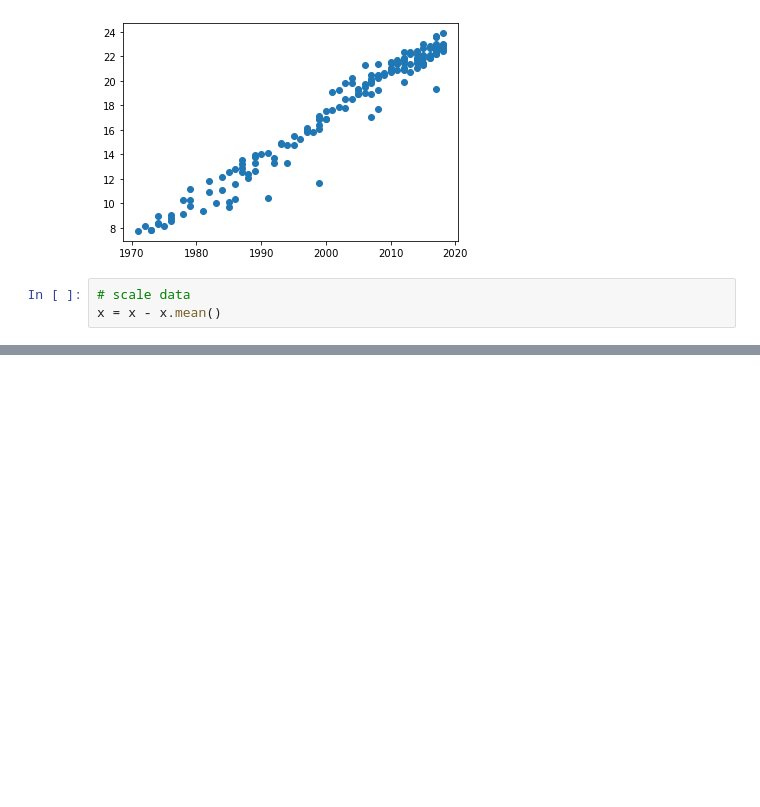
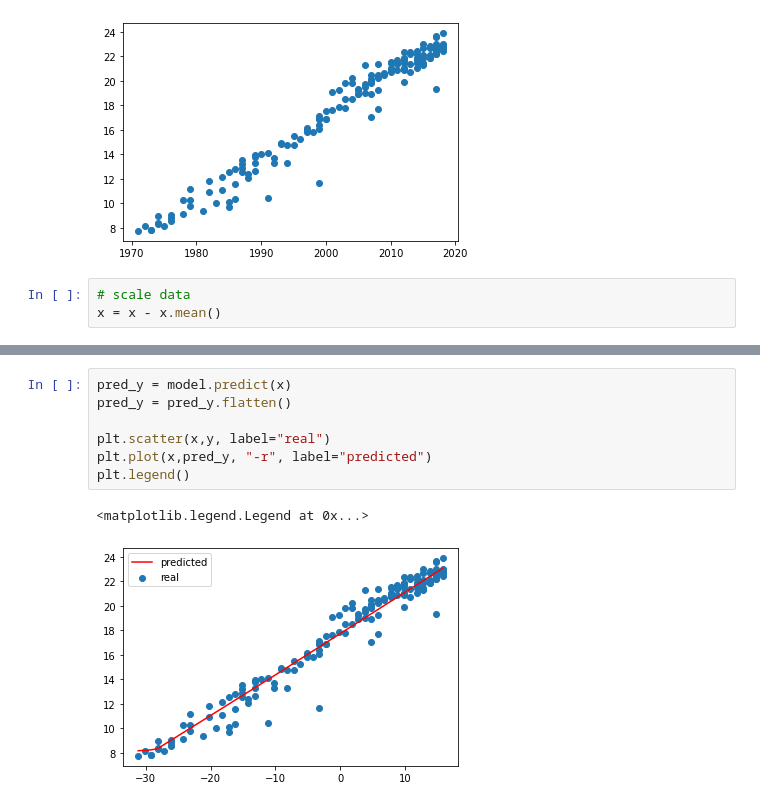
Before and after one commit to Norne9/LearnDL, a Jupyter notebook: Course1/notebooks/LinearRegression.ipynb, the cells around one changed output, grey strips where cells are left out. Drawn from its saved outputs; the diff is of its cells as text; blank space fills up the shorter version.

```diff
--- a/Course1/notebooks/LinearRegression.ipynb
+++ b/Course1/notebooks/LinearRegression.ipynb
@@ -128,0 +99,10 @@ plt.plot(h.history["lr"])
+# %%
+pred_y = model.predict(x)
+pred_y = pred_y.flatten()
+
+plt.scatter(x,y, label="real")
+plt.plot(x,pred_y, "-r", label="predicted")
+plt.legend()
+# %% [output]
+<matplotlib.legend.Legend at 0x...>
+[figure, added]
```
Also changed, not shown: parts of 8 cells of this notebook, 1 other file.
